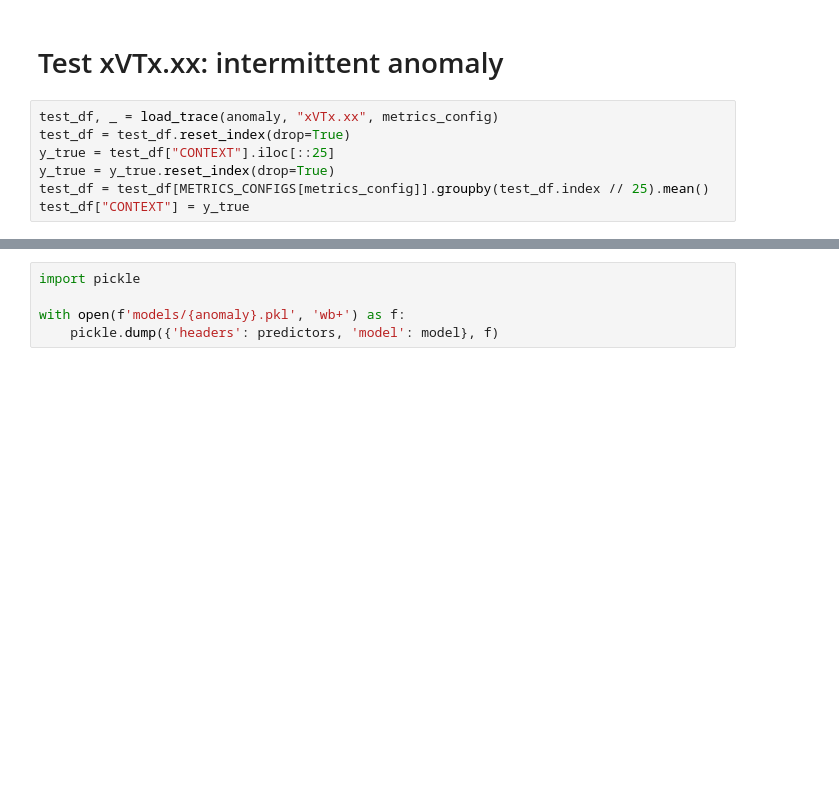
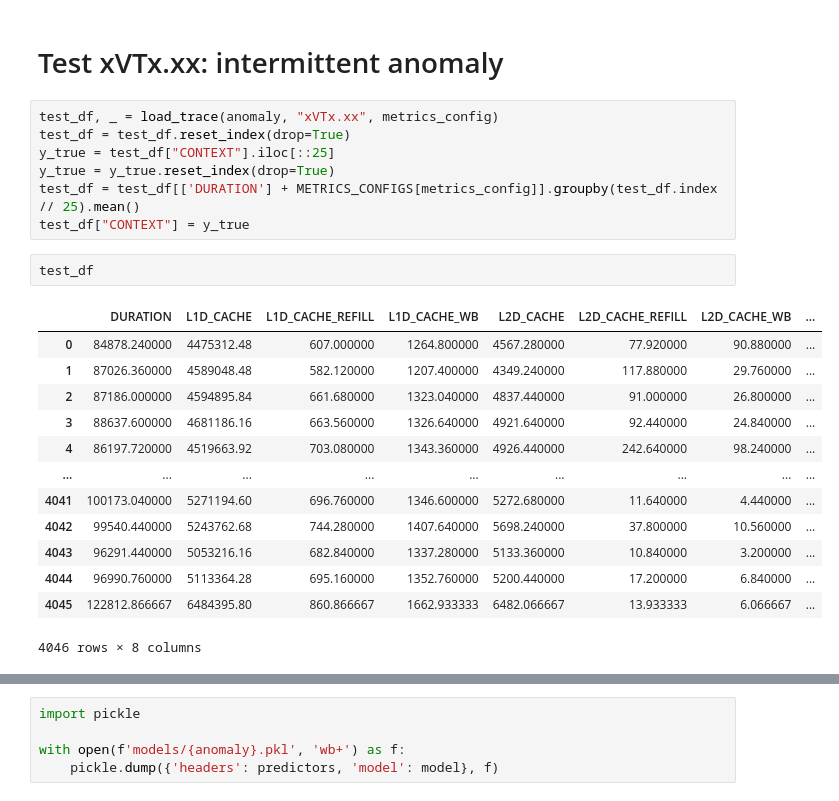
Before and after one commit to EU-TEACHING/teaching-avionics-dataset, a Jupyter notebook: analysis/cputheft.ipynb, the cells around one changed output, grey strips where cells are left out. Saved outputs shown, nothing was run; the diff lists cells and outputs as text; blank space fills up the shorter version.

```diff
--- a/analysis/cputheft.ipynb
+++ b/analysis/cputheft.ipynb
@@ -133,8 +139,24 @@ test_df, _ = load_trace(anomaly, "xVTx.xx", metrics_config)
 test_df = test_df.reset_index(drop=True)
 y_true = test_df["CONTEXT"].iloc[::25]
 y_true = y_true.reset_index(drop=True)
-test_df = test_df[METRICS_CONFIGS[metrics_config]].groupby(test_df.index // 25).mean()
+test_df = test_df[['DURATION'] + METRICS_CONFIGS[metrics_config]].groupby(test_df.index // 25).mean()
 test_df["CONTEXT"] = y_true
+# %%
+test_df
+# %% [output]
+|  | DURATION | L1D_CACHE | L1D_CACHE_REFILL | L1D_CACHE_WB | L2D_CACHE | L2D_CACHE_REFILL | L2D_CACHE_WB | ... |
+| 0 | 84878.240000 | 4475312.48 | 607.000000 | 1264.800000 | 4567.280000 | 77.920000 | 90.880000 | ... |
+| 1 | 87026.360000 | 4589048.48 | 582.120000 | 1207.400000 | 4349.240000 | 117.880000 | 29.760000 | ... |
+| 2 | 87186.000000 | 4594895.84 | 661.680000 | 1323.040000 | 4837.440000 | 91.000000 | 26.800000 | ... |
+| 3 | 88637.600000 | 4681186.16 | 663.560000 | 1326.640000 | 4921.640000 | 92.440000 | 24.840000 | ... |
+| 4 | 86197.720000 | 4519663.92 | 703.080000 | 1343.360000 | 4926.440000 | 242.640000 | 98.240000 | ... |
+| ... | ... | ... | ... | ... | ... | ... | ... | ... |
+| 4041 | 100173.040000 | 5271194.60 | 696.760000 | 1346.600000 | 5272.680000 | 11.640000 | 4.440000 | ... |
+| 4042 | 99540.440000 | 5243762.68 | 744.280000 | 1407.640000 | 5698.240000 | 37.800000 | 10.560000 | ... |
+| 4043 | 96291.440000 | 5053216.16 | 682.840000 | 1337.280000 | 5133.360000 | 10.840000 | 3.200000 | ... |
+| 4044 | 96990.760000 | 5113364.28 | 695.160000 | 1352.760000 | 5200.440000 | 17.200000 | 6.840000 | ... |
+| 4045 | 122812.866667 | 6484395.80 | 860.866667 | 1662.933333 | 6482.066667 | 13.933333 | 6.066667 | ... |
+4046 rows × 8 columns
 # %%
 fig, axs = plt.subplots(1, 2, figsize=(12, 5))
 normal_df = test_df[test_df["CONTEXT"] == "NOSTRESS"]
```
Also changed, not shown: parts of 9 cells of this notebook, 7 other files.
